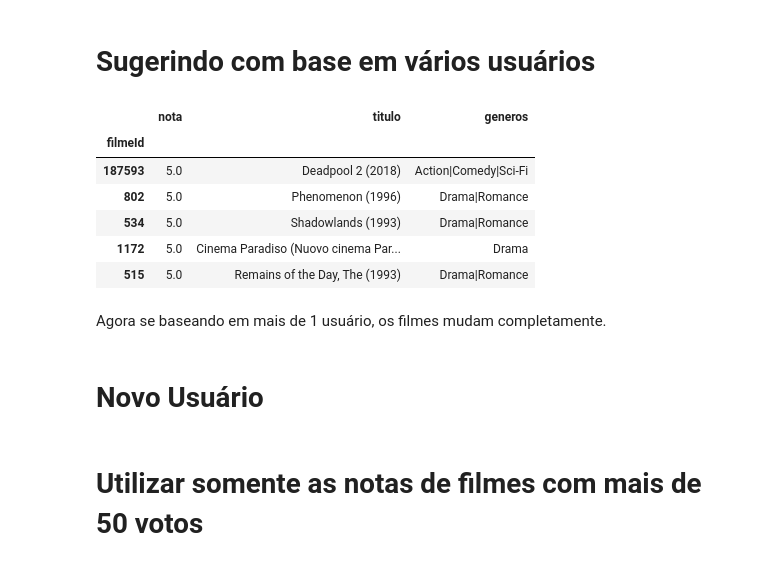
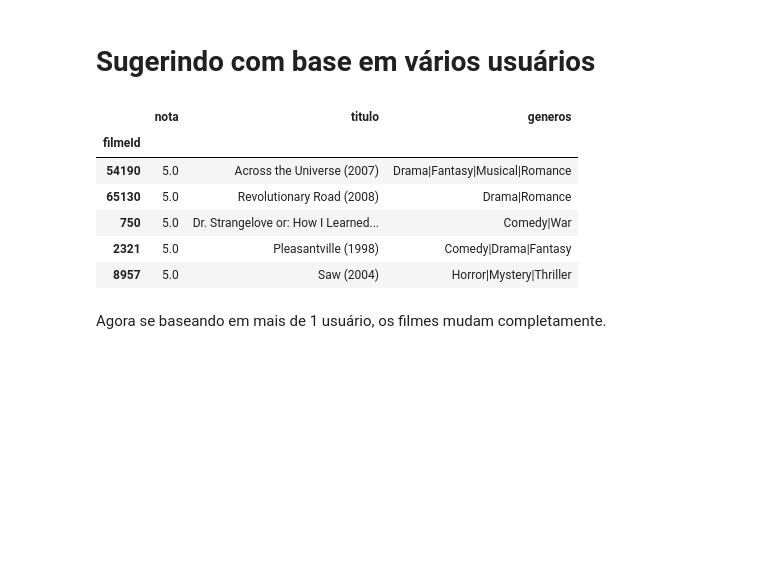
Before and after one commit to Pedro-A-D-S/recommendation_system, a Jupyter notebook: rec_system_raw.ipynb, the cells around one changed output. Cells and saved outputs as stored; diff of their text form; code cells hidden in the pictures; blank space fills up the shorter version.

```diff
--- a/rec_system_raw.ipynb
+++ b/rec_system_raw.ipynb
@@ -679,7 +679,8 @@ sugere_para(10).head(5)
 def mais_proximos_de(voce_id, n_mais_proximos = 5, numero_de_usuarios_a_analisar = None):
     distancias = distancia_de_todos(voce_id, numero_de_usuarios_a_analisar = numero_de_usuarios_a_analisar)
     mp = distancias.sort_values(by = 'distancia')
-    mp = distancias.set_index('outra_pessoa').drop(voce_id)
+    mp = distancias.set_index('outra_pessoa').drop(voce_id, errors = 'ignore')
+
     return mp
 # %%
 voce = 1
@@ -710,16 +711,14 @@ def sugere_para(voce, n_mais_proximos = 10, numero_de_usuarios_a_analisar = None
     recomendacoes = recomendacoes.join(filmes)
     return recomendacoes
 # %%
-sugere_para(1, n_mais_proximos = 10, numero_de_usuarios_a_analisar = 300).head()
+sugere_para(5, n_mais_proximos = 2, numero_de_usuarios_a_analisar = 300).head()
 # %% [output]
 |  | nota | titulo | generos |
 | filmeId |  |  |  |
-| 187593 | 5.0 | Deadpool 2 (2018) | Action|Comedy|Sci-Fi |
-| 802 | 5.0 | Phenomenon (1996) | Drama|Romance |
-| 534 | 5.0 | Shadowlands (1993) | Drama|Romance |
-| 1172 | 5.0 | Cinema Paradiso (Nuovo cinema Par... | Drama |
-| 515 | 5.0 | Remains of the Day, The (1993) | Drama|Romance |
+| 54190 | 5.0 | Across the Universe (2007) | Drama|Fantasy|Musical|Romance |
+| 65130 | 5.0 | Revolutionary Road (2008) | Drama|Romance |
+| 750 | 5.0 | Dr. Strangelove or: How I Learned... | Comedy|War |
+| 2321 | 5.0 | Pleasantville (1998) | Comedy|Drama|Fantasy |
+| 8957 | 5.0 | Saw (2004) | Horror|Mystery|Thriller |
 # %% [markdown]
 Agora se baseando em mais de 1 usuário, os filmes mudam completamente.
-# %% [markdown]
-# Novo Usuário
@@ -732,2 +724,0 @@ def novo_usuario(dados):
-# %% [markdown]
-# Utilizar somente as notas de filmes com mais de 50 votos
```
Also changed, not shown: parts of 3 cells of this notebook.
